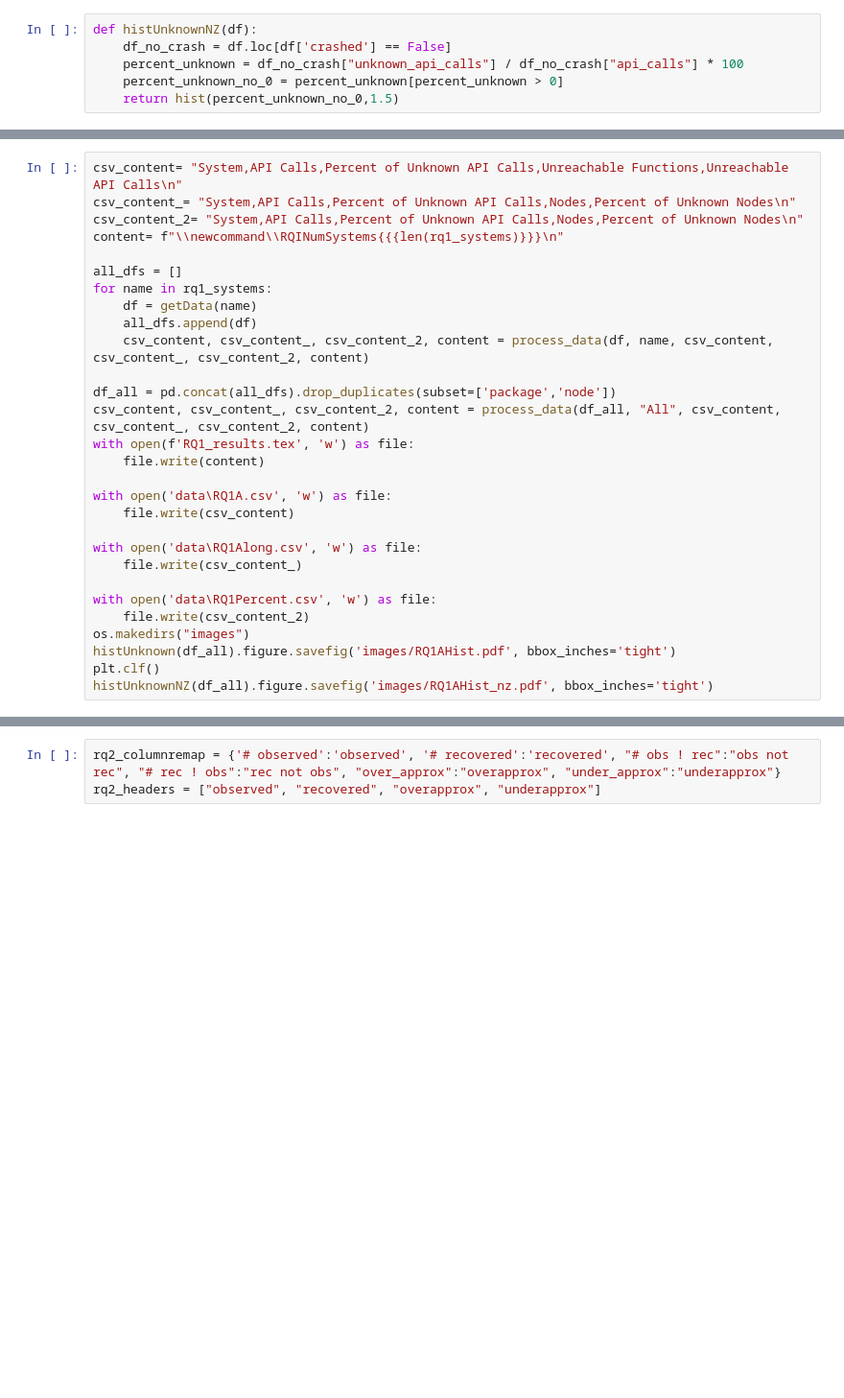
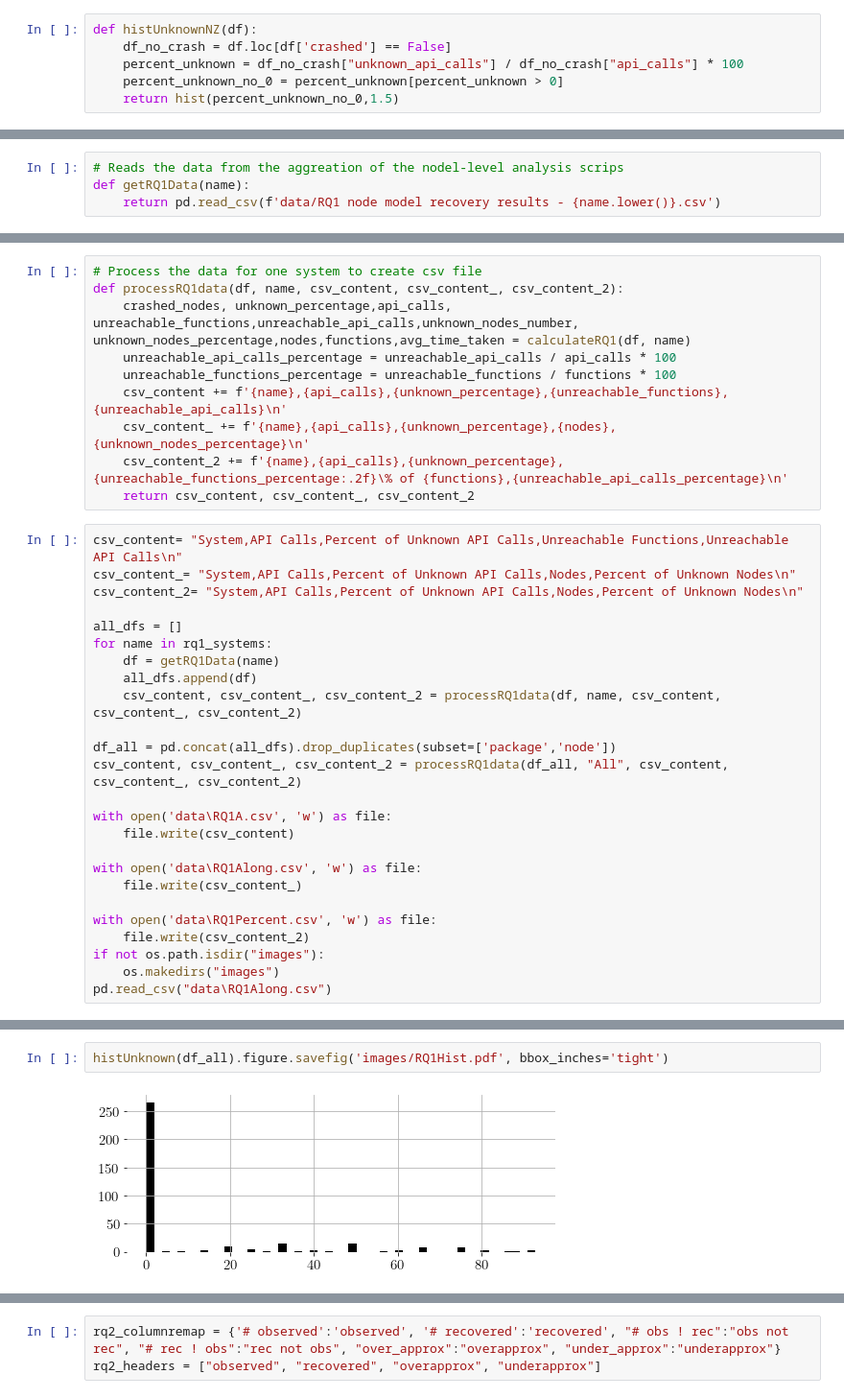
Before and after one commit to cmu-rss-lab/rosdiscover-evaluation, a Jupyter notebook: results/DataAnalysis.ipynb, the cells around one changed output, grey strips where cells are left out. Shown at 96% size. Saved outputs shown, nothing was run; the diff lists cells and outputs as text; blank space fills up the shorter version.

Commit message:
Clean-up analysis notebook

```diff
--- a/results/DataAnalysis.ipynb
+++ b/results/DataAnalysis.ipynb
@@ -82,0 +39,4 @@ def histUnknownNZ(df):
+# %%
+# Reads the data from the aggreation of the nodel-level analysis scrips
+def getRQ1Data(name):
+    return pd.read_csv(f'data/RQ1 node model recovery results - {name.lower()}.csv')
@@ -83,19 +68,26 @@ def histUnknownNZ(df):
+# %%
+# Process the data for one system to create csv file
+def processRQ1data(df, name, csv_content, csv_content_, csv_content_2):
+    crashed_nodes, unknown_percentage,api_calls, unreachable_functions,unreachable_api_calls,unknown_nodes_number, unknown_nodes_percentage,nodes,functions,avg_time_taken = calculateRQ1(df, name)
+    unreachable_api_calls_percentage = unreachable_api_calls / api_calls * 100
+    unreachable_functions_percentage = unreachable_functions / functions * 100
+    csv_content += f'{name},{api_calls},{unknown_percentage},{unreachable_functions},{unreachable_api_calls}\n'
+    csv_content_ += f'{name},{api_calls},{unknown_percentage},{nodes},{unknown_nodes_percentage}\n'
+    csv_content_2 += f'{name},{api_calls},{unknown_percentage},{unreachable_functions_percentage:.2f}\% of {functions},{unreachable_api_calls_percentage}\n'
+    return csv_content, csv_content_, csv_content_2
 # %%
 csv_content= "System,API Calls,Percent of Unknown API Calls,Unreachable Functions,Unreachable API Calls\n"
 csv_content_= "System,API Calls,Percent of Unknown API Calls,Nodes,Percent of Unknown Nodes\n"
 csv_content_2= "System,API Calls,Percent of Unknown API Calls,Nodes,Percent of Unknown Nodes\n"
-content= f"\\newcommand\\RQINumSystems{{{len(rq1_systems)}}}\n"
 
 all_dfs = []
 for name in rq1_systems:
-    df = getData(name)
+    df = getRQ1Data(name)
     all_dfs.append(df)
-    csv_content, csv_content_, csv_content_2, content = process_data(df, name, csv_content, csv_content_, csv_content_2, content)
+    csv_content, csv_content_, csv_content_2 = processRQ1data(df, name, csv_content, csv_content_, csv_content_2)
 
 df_all = pd.concat(all_dfs).drop_duplicates(subset=['package','node'])
-csv_content, csv_content_, csv_content_2, content = process_data(df_all, "All", csv_content, csv_content_, csv_content_2, content)
-with open(f'RQ1_results.tex', 'w') as file:
-    file.write(content)
+csv_content, csv_content_, csv_content_2 = processRQ1data(df_all, "All", csv_content, csv_content_, csv_content_2)
 
 with open('data\RQ1A.csv', 'w') as file:
     file.write(csv_content)
@@ -105,8 +97,7 @@ with open('data\RQ1Along.csv', 'w') as file:
 
 with open('data\RQ1Percent.csv', 'w') as file:
     file.write(csv_content_2)
-os.makedirs("images")
-histUnknown(df_all).figure.savefig('images/RQ1AHist.pdf', bbox_inches='tight')
-plt.clf()
-histUnknownNZ(df_all).figure.savefig('images/RQ1AHist_nz.pdf', bbox_inches='tight')
+if not os.path.isdir("images"):
+    os.makedirs("images")
+pd.read_csv("data\RQ1Along.csv")
 # %% [output]
@@ -113,0 +132,4 @@ SyntaxError: unexpected character after line continuation character (Temp/ipyker
+# %%
+histUnknown(df_all).figure.savefig('images/RQ1Hist.pdf', bbox_inches='tight')
+# %% [output]
+[figure, added]
```
Also changed, not shown: parts of 44 cells of this notebook.
